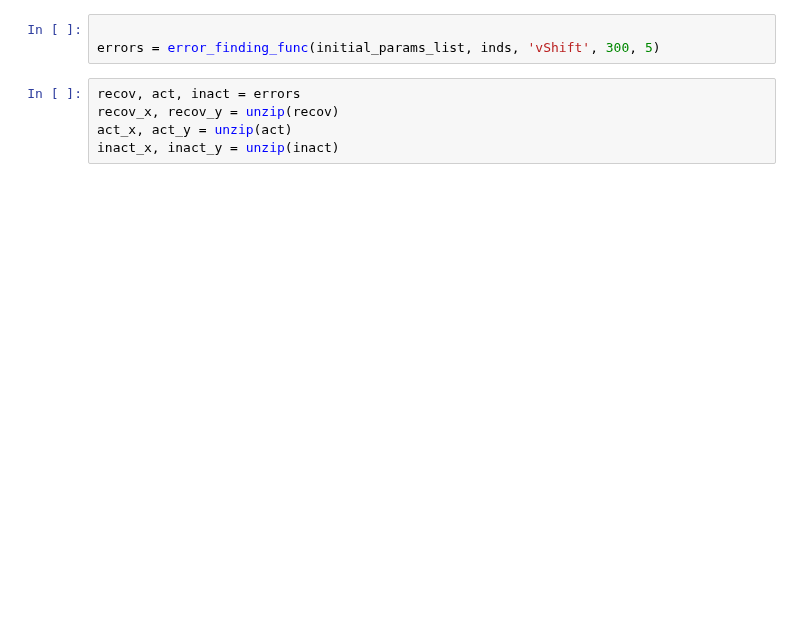
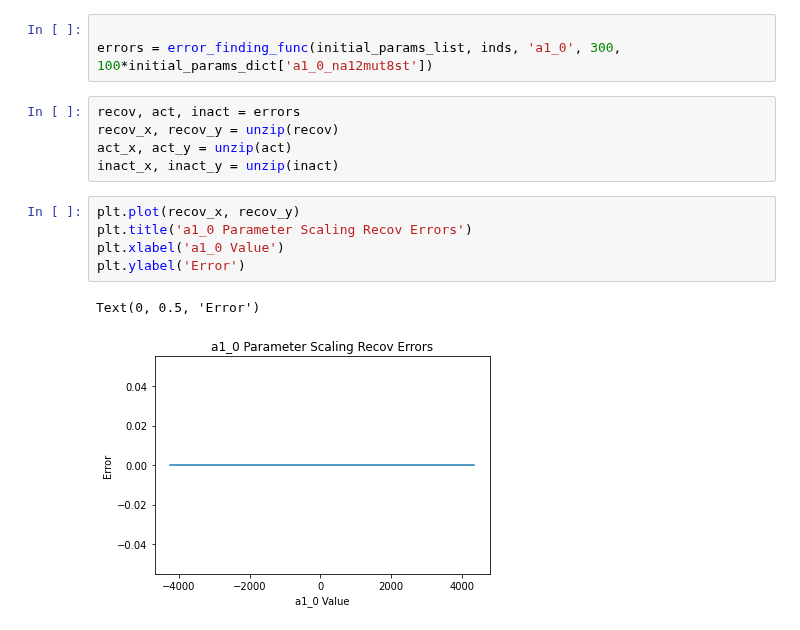
Before and after one commit to roybens/SimulatingVariants, a Jupyter notebook: Parameter Change.ipynb, the cells around one changed output. Saved outputs shown, nothing was run; the diff lists cells and outputs as text; blank space fills up the shorter version.

Commit message:
Working on Recovery

```diff
--- a/Parameter Change.ipynb
+++ b/Parameter Change.ipynb
@@ -151,9 +154,17 @@ inds = {
 }
 # %%
 
-errors = error_finding_func(initial_params_list, inds, 'vShift', 300, 5)
+errors = error_finding_func(initial_params_list, inds, 'a1_0', 300, 100*initial_params_dict['a1_0_na12mut8st'])
 # %%
 recov, act, inact = errors
 recov_x, recov_y = unzip(recov)
 act_x, act_y = unzip(act)
 inact_x, inact_y = unzip(inact)
+# %%
+plt.plot(recov_x, recov_y)
+plt.title('a1_0 Parameter Scaling Recov Errors')
+plt.xlabel('a1_0 Value')
+plt.ylabel('Error')
+# %% [output]
+Text(0, 0.5, 'Error')
+[figure, added]
```
Also changed, not shown: parts of 98 cells of this notebook, 35 other files.
